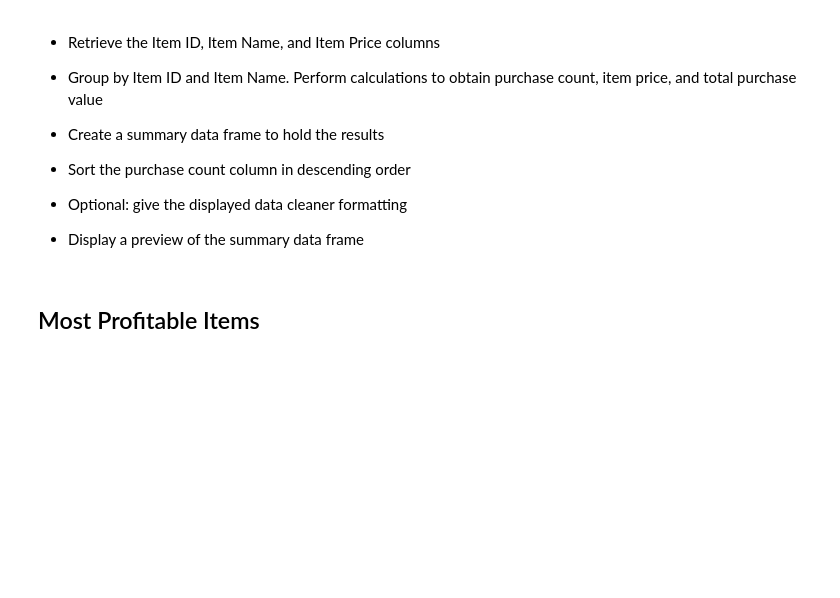
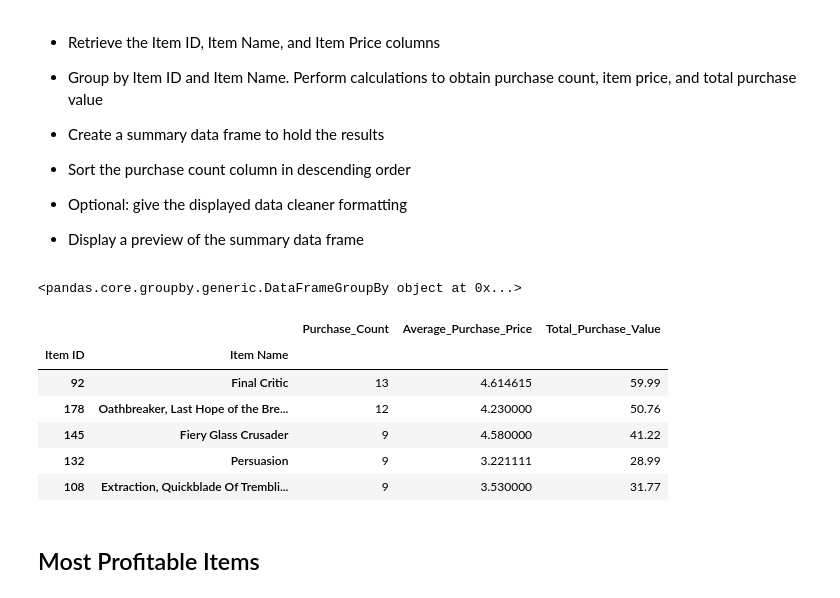
Before and after one commit to Mlara73/Pandas-Pymoly-Analysis, a Jupyter notebook: HeroesOfPymoli/HeroesOfPymoli_starter.ipynb, the cells around one changed output. Cells and saved outputs as stored; diff of their text form; code cells hidden in the pictures; blank space fills up the shorter version.

Commit message:
Most Profitable Items update

```diff
--- a/HeroesOfPymoli/HeroesOfPymoli_starter.ipynb
+++ b/HeroesOfPymoli/HeroesOfPymoli_starter.ipynb
@@ -481,6 +481,24 @@ spenders_df.sort_values("Total_Purchase_Value", ascending = False).head()
 
 
 * Display a preview of the summary data frame
+# %%
+popular_items_df = purchase_data_df.groupby(["Item ID","Item Name"])
+popular_items_df
+# %% [output]
+<pandas.core.groupby.generic.DataFrameGroupBy object at 0x...>
+# %%
+most_popular_items_df= popular_items_df.agg(Purchase_Count = pd.NamedAgg(column='Purchase ID', aggfunc='count'),
+                     Average_Purchase_Price = pd.NamedAgg(column='Price', aggfunc='mean'),
+                      Total_Purchase_Value = pd.NamedAgg(column='Price', aggfunc='sum'))
+most_popular_items_df.sort_values("Purchase_Count", ascending = False).head()
+# %% [output]
+|  |  | Purchase_Count | Average_Purchase_Price | Total_Purchase_Value |
+| Item ID | Item Name |  |  |  |
+| 92 | Final Critic | 13 | 4.614615 | 59.99 |
+| 178 | Oathbreaker, Last Hope of the Bre... | 12 | 4.230000 | 50.76 |
+| 145 | Fiery Glass Crusader | 9 | 4.580000 | 41.22 |
+| 132 | Persuasion | 9 | 3.221111 | 28.99 |
+| 108 | Extraction, Quickblade Of Trembli... | 9 | 3.530000 | 31.77 |
 # %% [markdown]
 ## Most Profitable Items
 # %% [markdown]
```
Also changed, not shown: parts of 3 cells of this notebook.
